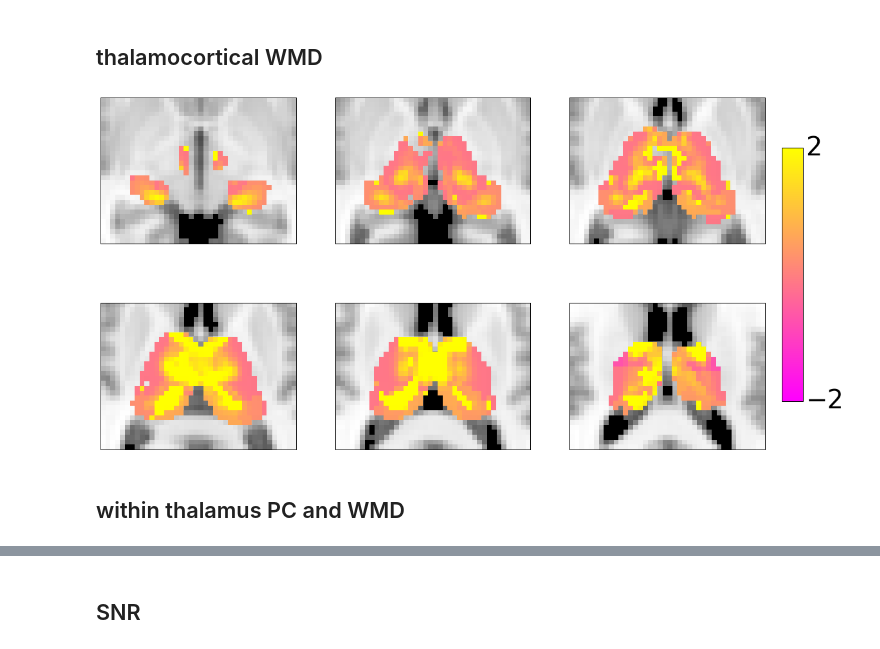
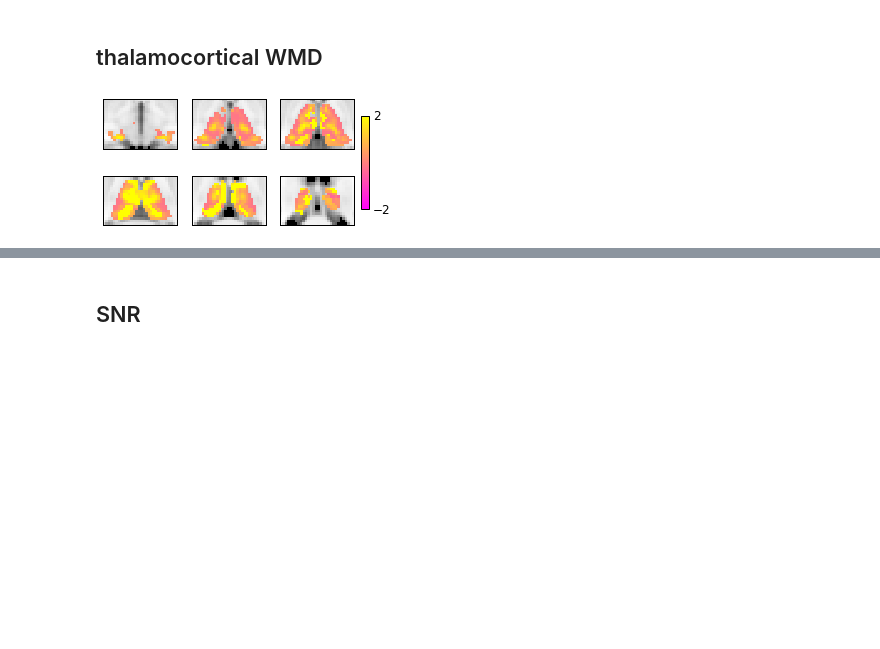
Before and after one commit to kaihwang/FuncParcel, a Jupyter notebook: Visualize_WTA_maps.ipynb, the cells around one changed output, grey strips where cells are left out. Cells and saved outputs as stored; diff of their text form; code cells hidden in the pictures; blank space fills up the shorter version.

```diff
--- a/Visualize_WTA_maps.ipynb
+++ b/Visualize_WTA_maps.ipynb
@@ -33,6 +33,11 @@ _, MGH_ParcelCIs, _, = FuncParcel.parcel_subcortical_network(MGHadjmat, subcorti
             subcortical_voxels, cortical_ROIs, Cortical_CI)
 _, NKI_ParcelCIs, _, = FuncParcel.parcel_subcortical_network(NKIadjmat, subcorticalcortical_ROIs, \
             subcortical_voxels, cortical_ROIs, Cortical_CI)
+# %%
+#create a mask based on the morel atlas
+Morel_atlas = np.loadtxt('/home/despoB/connectome-thalamus/Thalamic_parcel/Morel_parcel')
+Morel_mask = np.loadtxt('/home/despoB/connectome-thalamus/Thalamic_parcel/morel_mask')
+mask_value = Morel_mask==0
 # %% [markdown]
 ## Display thalamic parcellation over MNI template
 # %%
@@ -118,0 +133,5 @@ visualize_parcellation(MGH_CIs, cmap, 'Data/NKI_CI_WTA_Tha_Parcel.png')
+# %%
+cmap = 'gnuplot2'
+FSL_ana = np.loadtxt('/home/despoB/connectome-thalamus/Thalamic_parcel/fsl_thalamus_ana_parcel')
+FSL_ana[mask_value]=0
+visualize_parcellation(FSL_ana, cmap, 'Data/FSL_ana_Parcel.png')
@@ -158,4 +168,0 @@ FuncParcel.make_image(atlas_path, image_path, ROI_list, MGH_CortexCIs)
-# %%
-cmap = colors.ListedColormap(['Indigo','orange','violet','hotpink','limegreen'])
-visualize_parcellation(NKI_CortexCIs, cmap,'Data/MGH_Cortex_Tha_Parcel.png' )
-visualize_parcellation(MGH_CortexCIs, cmap,'Data/NKI_Cortex_Tha_Parcel.png' )
@@ -193,12 +198,12 @@ def visualize_nodal_property(CIs, lb, ub, savepath):
         a = plt.subplot(2, len(Z_slices)/2, i+1 )
         a.set_yticks([])
         a.set_xticks([])
-        plt.imshow(MNI_data[40:70, 25:65, Z_slice], cmap='gray', interpolation='nearest')
-        im=plt.imshow(Mask[40:70, 25:65, Z_slice],cmap=cmap, interpolation='none', vmin =lb, vmax=ub)
+        plt.imshow(MNI_data[45:65, 30:60, Z_slice], cmap='gray', interpolation='nearest')
+        im=plt.imshow(Mask[45:65, 30:60, Z_slice],cmap=cmap, interpolation='none', vmin =lb, vmax=ub)
         plt.ylim(plt.ylim()[::-1])
 
     cbar_ax = fig.add_axes([0.92,.25,.025,.52])
     cbar = fig.colorbar(im, cax=cbar_ax, ticks=[lb, ub])
-    cbar.ax.tick_params(labelsize=40)
-    fig.set_size_inches(18.5,10.5)
+    cbar.ax.tick_params(labelsize=12)
+    fig.set_size_inches(4.5,2.5)
     plt.savefig(savepath, bbox_inches='tight')
@@ -247,8 +230,8 @@ visualize_nodal_property(Tha_NNC[320:]/15, 0, 9, 'Data/Tha_NNC.png')
 # %% [markdown]
 ## thalamocortical WMD
 # %%
-visualize_nodal_property(Tha_WMD[320:]/15, -2, 2, 'Data/Tha_WMD.png')
+WMDs=Tha_WMD[320:]/15
+WMDs[mask_value]=np.nan
+visualize_nodal_property(WMDs, -2, 2, 'Data/Tha_WMD.png')
 # %% [output]
-[figure, old version]
+[figure, new version]
-# %% [markdown]
-## within thalamus PC and WMD
```
Also changed, not shown: parts of 26 cells of this notebook.
